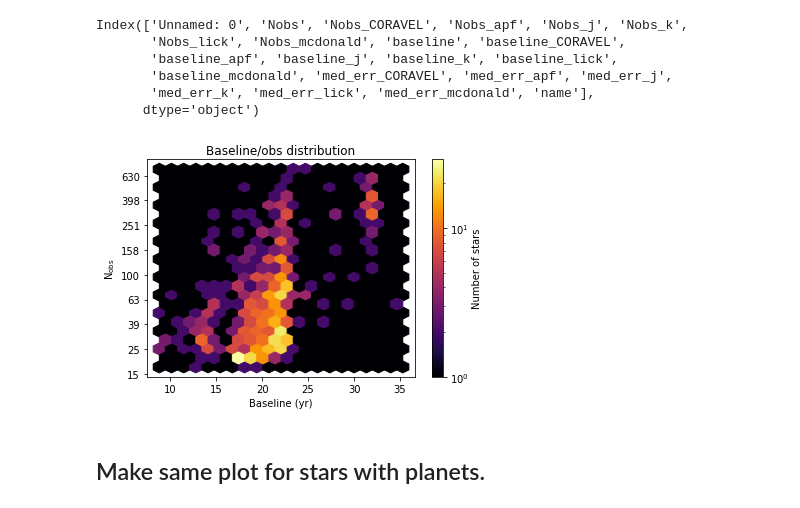
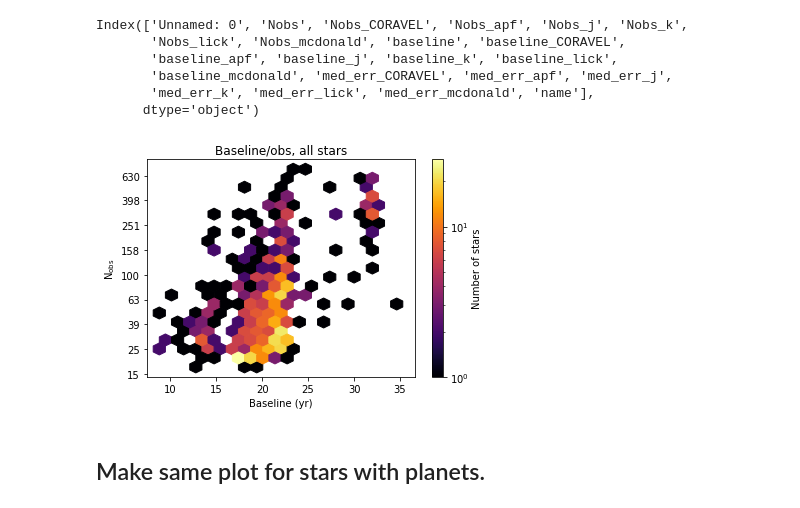
Before and after one commit to leerosenthalj/CLSI, a Jupyter notebook: Notebook_Statistics.ipynb, the cells around one changed output. Drawn from its saved outputs; the diff is of its cells as text; code cells hidden in the pictures.

```diff
--- a/Notebook_Statistics.ipynb
+++ b/Notebook_Statistics.ipynb
@@ -1286,25 +1286,28 @@ Index(['Unnamed: 0', 'Nobs', 'Nobs_CORAVEL', 'Nobs_apf', 'Nobs_j', 'Nobs_k',
 # %%
 fig, ax = plt.subplots()
 hb = ax.hexbin(obs_stats.baseline/365.25, np.log10(obs_stats.Nobs),
-               gridsize=20, bins='log', cmap='inferno')
-ax.set_title("Baseline/obs distribution")
+               gridsize=20, bins='log', #extent=(8.5, 35, 16, 630),
+               cmap='inferno', mincnt=1)
+ax.set_title("Baseline/obs, all stars")
 ax.set_xlabel('Baseline (yr)')
 ax.set_ylabel(r'N$_\mathrm{obs}$')
+#ax.set_xlim([7.5, 37])
+#ax.set_ylim([15, 680])
 #ax.set_ylabel(r'log$_{10}$(N$_\mathrm{obs}$)')
 
 # Manually set Nobs logarithmic tick marks.
 def format_fn(tick_val, tick_pos):
     return str(int(10**tick_val))
 
 #ax.locator_params(axis='y', nbins=1)
 ax.yaxis.set_major_formatter(FuncFormatter(format_fn))
 ax.yaxis.set_major_locator(MaxNLocator(integer=True))
 
 cb = fig.colorbar(hb, ax=ax)
 cb.set_label('Number of stars')
 fig.savefig('legacy_tables/hist_base_nobs_2D.pdf')
 # %% [output]
-[figure, old version]
+[figure, new version]
 # %% [markdown]
 ## Make same plot for stars with planets.
 # %%
```
Also changed, not shown: 2 other files.
